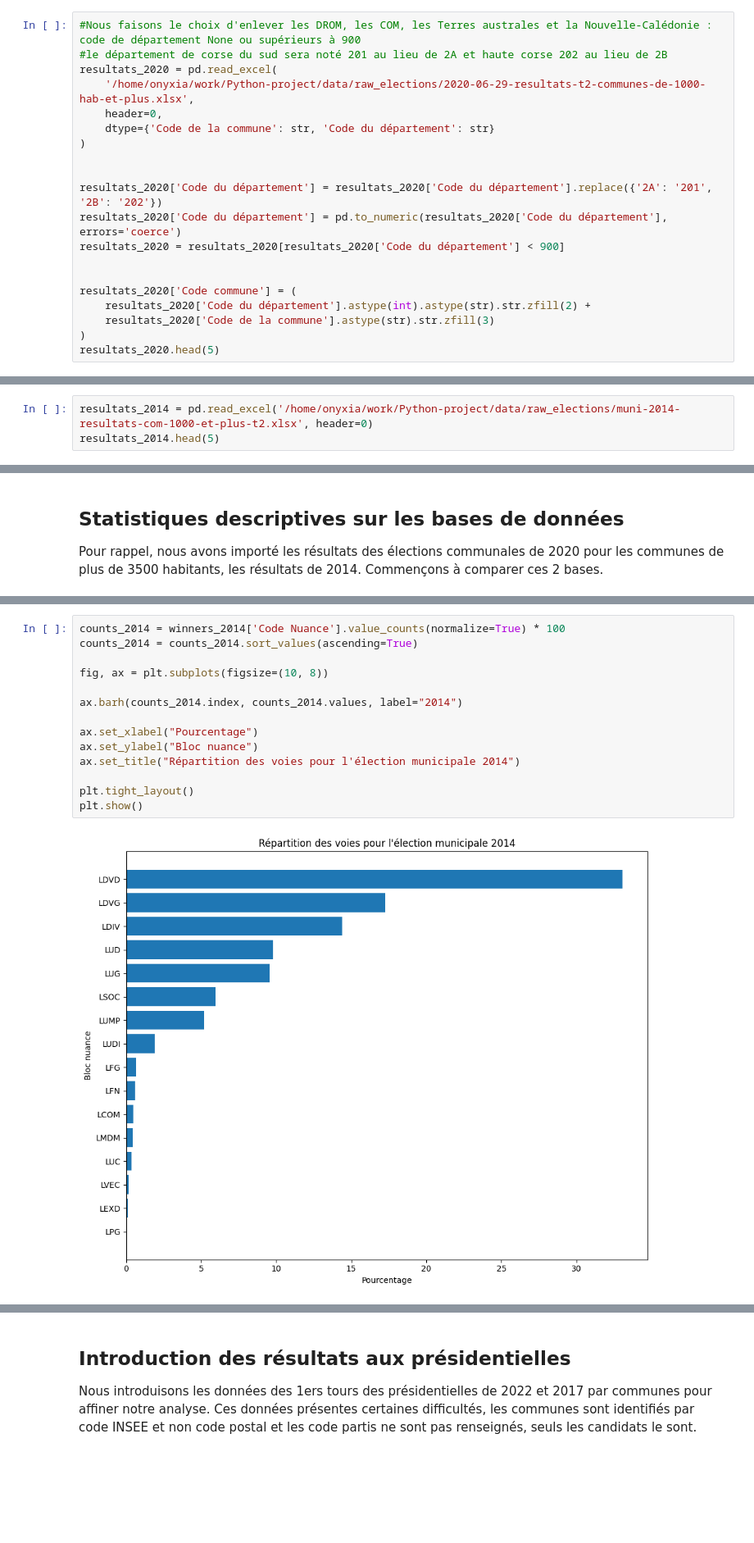
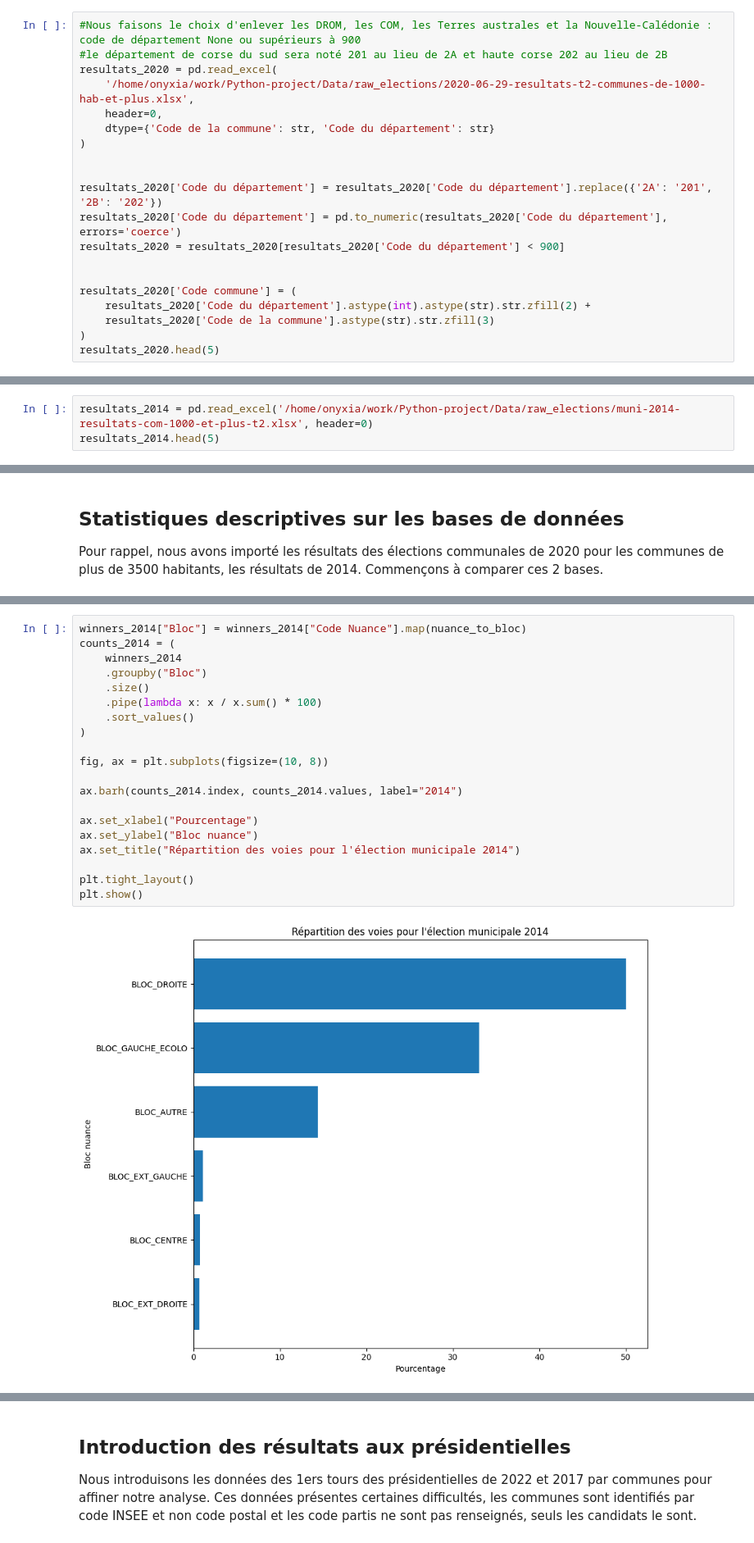
Before and after one commit to romainratajczyk/ENSAE-S1-Python-Project, a Jupyter notebook: Data formatting.ipynb, the cells around one changed output, grey strips where cells are left out. Shown: that part at 82% size. Cells and saved outputs as stored; diff of their text form; blank space fills up the shorter version.

```diff
--- a/Data formatting.ipynb
+++ b/Data formatting.ipynb
@@ -25,7 +25,7 @@ Pour des fins de comparabilité, nous avons choisit de concentrer notre analyse
 #Nous faisons le choix d'enlever les DROM, les COM, les Terres australes et la Nouvelle-Calédonie : code de département None ou supérieurs à 900
 #le département de corse du sud sera noté 201 au lieu de 2A et haute corse 202 au lieu de 2B
 resultats_2020 = pd.read_excel(
-    '/home/onyxia/work/Python-project/data/raw_elections/2020-06-29-resultats-t2-communes-de-1000-hab-et-plus.xlsx',
+    '/home/onyxia/work/Python-project/Data/raw_elections/2020-06-29-resultats-t2-communes-de-1000-hab-et-plus.xlsx',
     header=0,
     dtype={'Code de la commune': str, 'Code du département': str}
 )
@@ -146,7 +147,7 @@ long_df_sorted.to_csv('elec_2020_all.csv', index=False)
 ## Création de la base de donnée relatives aux résultats de l'élection communale de 2014
 Comme pour la base précédente, une étape de filtrage est d'abord nécessaire sur la base importée, une adaptation de la base au traitement, on restreint les variables présentes à celles qui nous intéresse et on détermine ensuite l'élu pour chaque commune avec sa nuance politique.
 # %%
-resultats_2014 = pd.read_excel('/home/onyxia/work/Python-project/data/raw_elections/muni-2014-resultats-com-1000-et-plus-t2.xlsx', header=0)
+resultats_2014 = pd.read_excel('/home/onyxia/work/Python-project/Data/raw_elections/muni-2014-resultats-com-1000-et-plus-t2.xlsx', header=0)
 resultats_2014.head(5)
 # %% [output]
 |  | Date de l'export | Code du département | Type de scrutin | Libellé du département | Code de la commune | ... |
@@ -251,16 +300,22 @@ Pour rappel, nous avons importé les résultats des élections communales de 202
 # %%
-counts_2014 = winners_2014['Code Nuance'].value_counts(normalize=True) * 100
-counts_2014 = counts_2014.sort_values(ascending=True)
+winners_2014["Bloc"] = winners_2014["Code Nuance"].map(nuance_to_bloc)
+counts_2014 = (
+    winners_2014
+    .groupby("Bloc")
+    .size()
+    .pipe(lambda x: x / x.sum() * 100)
+    .sort_values()
+)
 
 fig, ax = plt.subplots(figsize=(10, 8))
 
 ax.barh(counts_2014.index, counts_2014.values, label="2014")
 
 ax.set_xlabel("Pourcentage")
 ax.set_ylabel("Bloc nuance")
 ax.set_title("Répartition des voies pour l'élection municipale 2014")
 
 plt.tight_layout()
 plt.show()
 # %% [output]
-[figure, old version]
+[figure, new version]
```
Also changed, not shown: parts of 11 cells of this notebook.
